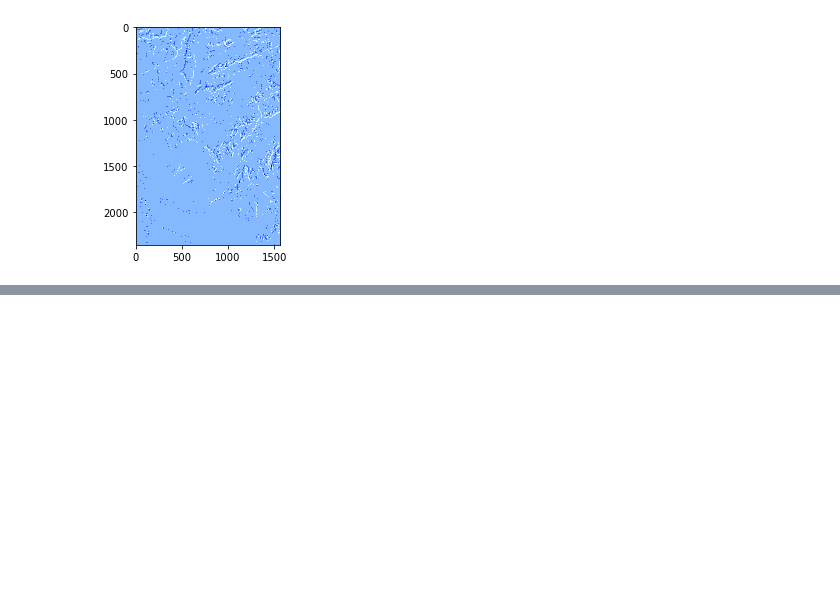
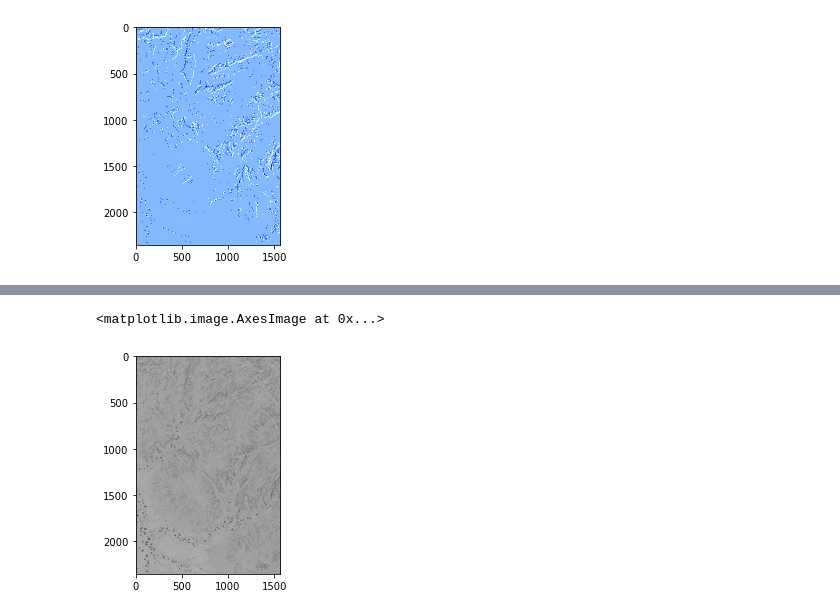
Before and after one commit to ccarbajal16/python_rvt_test, a Jupyter notebook: Modulo_RVT_vis_test.ipynb, the cells around one changed output, grey strips where cells are left out. Cells and saved outputs as stored; diff of their text form; code cells hidden in the pictures; blank space fills up the shorter version.

```diff
--- a/Modulo_RVT_vis_test.ipynb
+++ b/Modulo_RVT_vis_test.ipynb
@@ -153,0 +214,16 @@ rvt.default.save_raster(src_raster_path=dem_path, out_raster_path=msrm_path,
+# %%
+# Para la apertura negativa:
+dem_arr_neg_opns = dem_arr * -1  # nuestro dem * -1
+# no necesitamos calcular svf y asvf (compute_svf = False, compute_asvf = False)
+dict_svf2 = rvt.vis.sky_view_factor(dem=dem_arr_neg_opns, resolution=dem_res_x,
+                                    compute_svf=False, compute_asvf=False,
+                                    compute_opns=True, svf_n_dir=svf_n_dir,
+                                    svf_r_max=svf_r_max, svf_noise=svf_noise,
+                                    no_data=dem_no_data, fill_no_data=False,
+                                    keep_original_no_data=False)
+neg_opns_arr = dict_svf2["opns"]
+
+plt.imshow(neg_opns_arr, cmap='gray')
+# %% [output]
+<matplotlib.image.AxesImage at 0x...>
+[figure, added]
```
Also changed, not shown: parts of 14 cells of this notebook.
